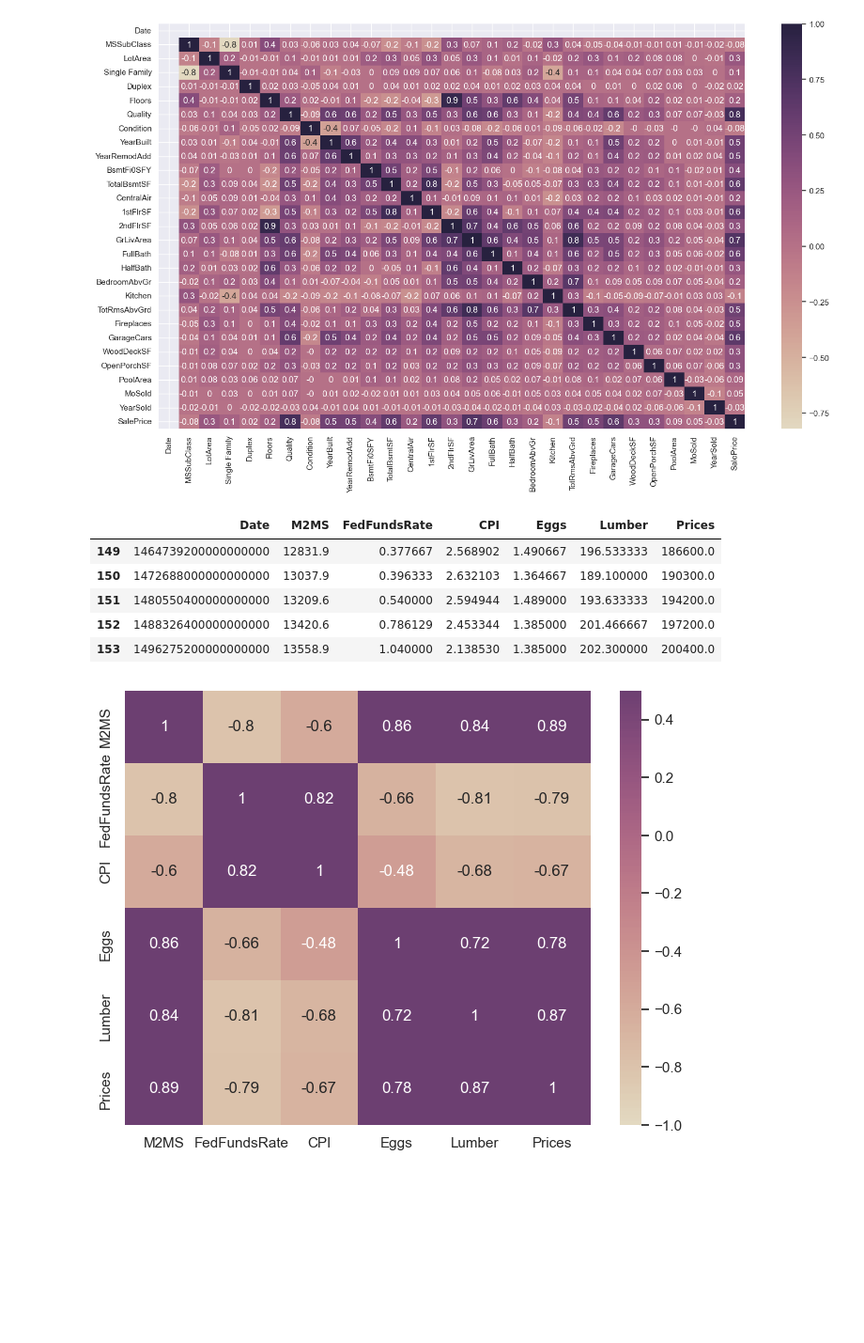
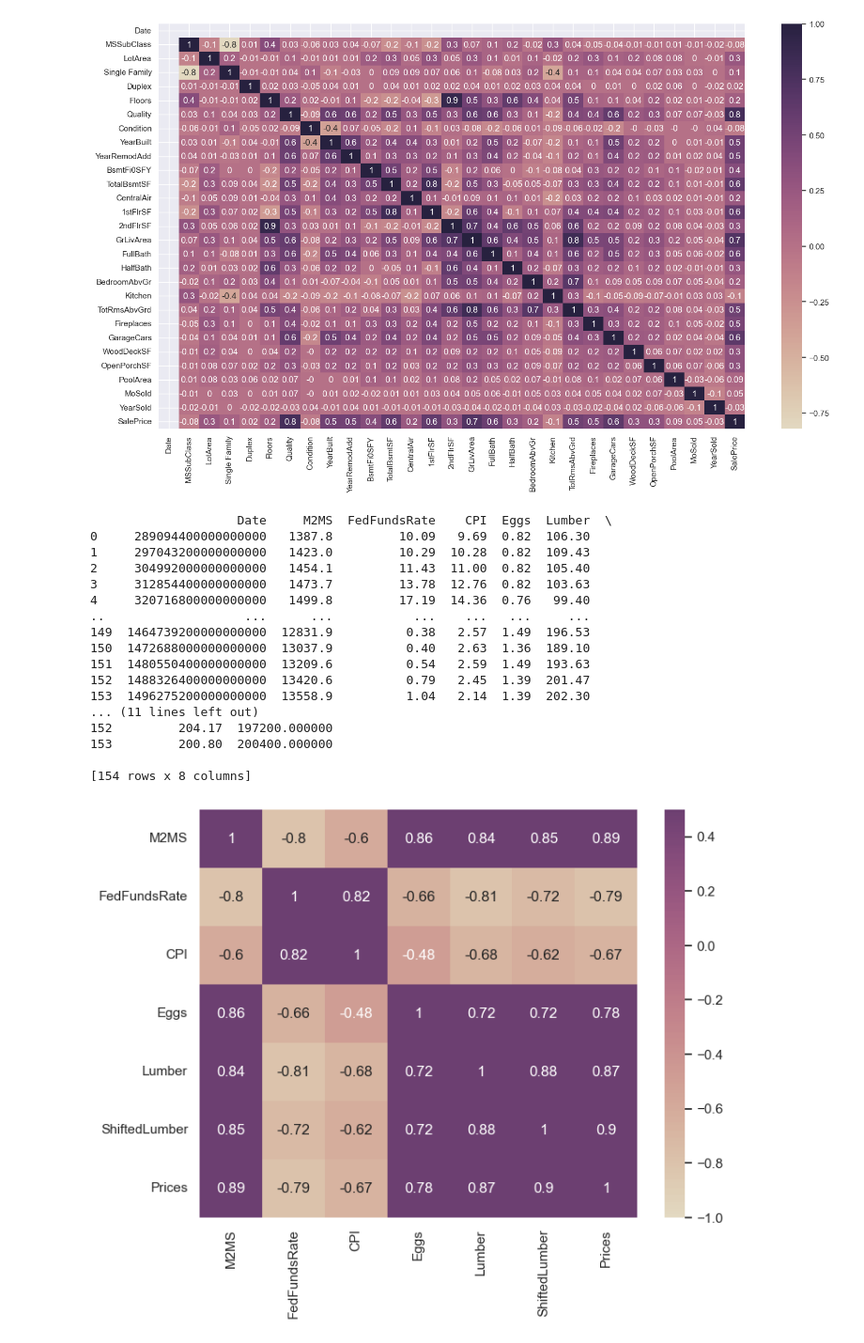
Before and after one commit to sullysbrain/wgu-c964-capstone, a Jupyter notebook: c951-task3.ipynb, the cells around one changed output. Shown: that part at 94% size. Drawn from its saved outputs; the diff is of its cells as text; code cells hidden in the pictures; blank space fills up the shorter version.

```diff
--- a/c951-task3.ipynb
+++ b/c951-task3.ipynb
@@ -56,28 +56,39 @@ df_e = df_e.join(df['United States'])
 df_e.rename(columns={'United States': 'Prices'}, inplace=True)
 
 #df_e['Philadelphia'] = df['Philadelphia, PA']
-
+# Note: 'ShiftedLumber' is shifted in time by 2 years to account for the leading indicator factor with prices
 # Convert date string to datetime format to use in correlation matrix
 df_e['Date'] = pd.to_datetime(df_e['Date'], format='%Y-%m-%d')
 df_e['Date'] = pd.to_numeric(df_e['Date'])
 
-df_e.tail()
+print(df_e)
 # %% [output]
-|  | Date | M2MS | FedFundsRate | CPI | Eggs | Lumber | Prices |
-| 149 | 1464739200000000000 | 12831.9 | 0.377667 | 2.568902 | 1.490667 | 196.533333 | 186600.0 |
-| 150 | 1472688000000000000 | 13037.9 | 0.396333 | 2.632103 | 1.364667 | 189.100000 | 190300.0 |
-| 151 | 1480550400000000000 | 13209.6 | 0.540000 | 2.594944 | 1.489000 | 193.633333 | 194200.0 |
-| 152 | 1488326400000000000 | 13420.6 | 0.786129 | 2.453344 | 1.385000 | 201.466667 | 197200.0 |
-| 153 | 1496275200000000000 | 13558.9 | 1.040000 | 2.138530 | 1.385000 | 202.300000 | 200400.0 |
+                    Date     M2MS  FedFundsRate    CPI  Eggs  Lumber  \
+0     289094400000000000   1387.8         10.09   9.69  0.82  106.30
+1     297043200000000000   1423.0         10.29  10.28  0.82  109.43
+2     304992000000000000   1454.1         11.43  11.00  0.82  105.40
+3     312854400000000000   1473.7         13.78  12.76  0.82  103.63
+4     320716800000000000   1499.8         17.19  14.36  0.76   99.40
+..                   ...      ...           ...    ...   ...     ...
+149  1464739200000000000  12831.9          0.38   2.57  1.49  196.53
+150  1472688000000000000  13037.9          0.40   2.63  1.36  189.10
+151  1480550400000000000  13209.6          0.54   2.59  1.49  193.63
+152  1488326400000000000  13420.6          0.79   2.45  1.39  201.47
+153  1496275200000000000  13558.9          1.04   2.14  1.39  202.30
+... (11 lines left out)
+152         204.17  197200.000000
+153         200.80  200400.000000
+
+[154 rows x 8 columns]
 # %%
-vars = ['M2MS', 'FedFundsRate', 'CPI', 'Eggs', 'Lumber', 'Prices']
+vars = ['M2MS', 'FedFundsRate', 'CPI', 'Eggs', 'Lumber', 'ShiftedLumber', 'Prices']
 corr = df_e.corr().round(2)
 sns.set(rc={'figure.figsize':(8,6)})
 colormap = sns.color_palette("ch:s=-.2,r=.6", as_cmap=True)
 sns.heatmap(corr.loc[vars,vars], annot=True, cmap=colormap, vmax=.5, vmin=-1, center=0)
 plt.show()
 # %% [output]
-[figure, old version]
+[figure, new version]
 # %%
 # Plot the rows of data as a separate line to previz to check for correlation
 
```
Also changed, not shown: parts of 8 cells of this notebook, 1 other file.
